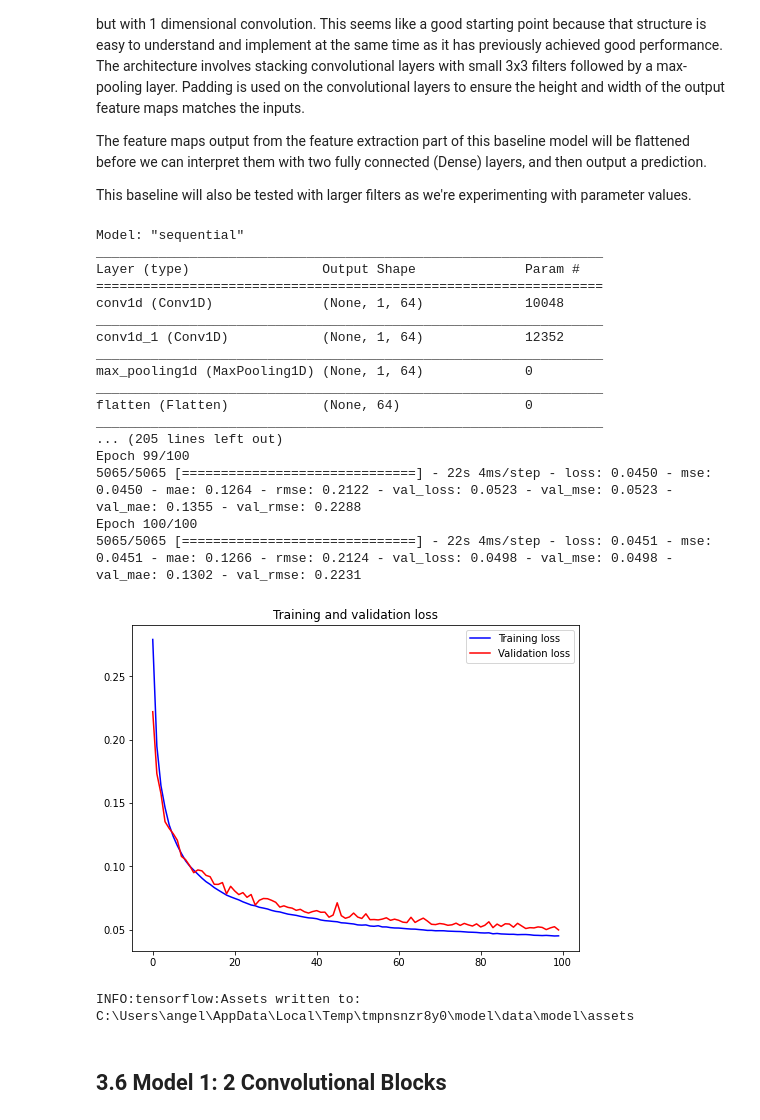
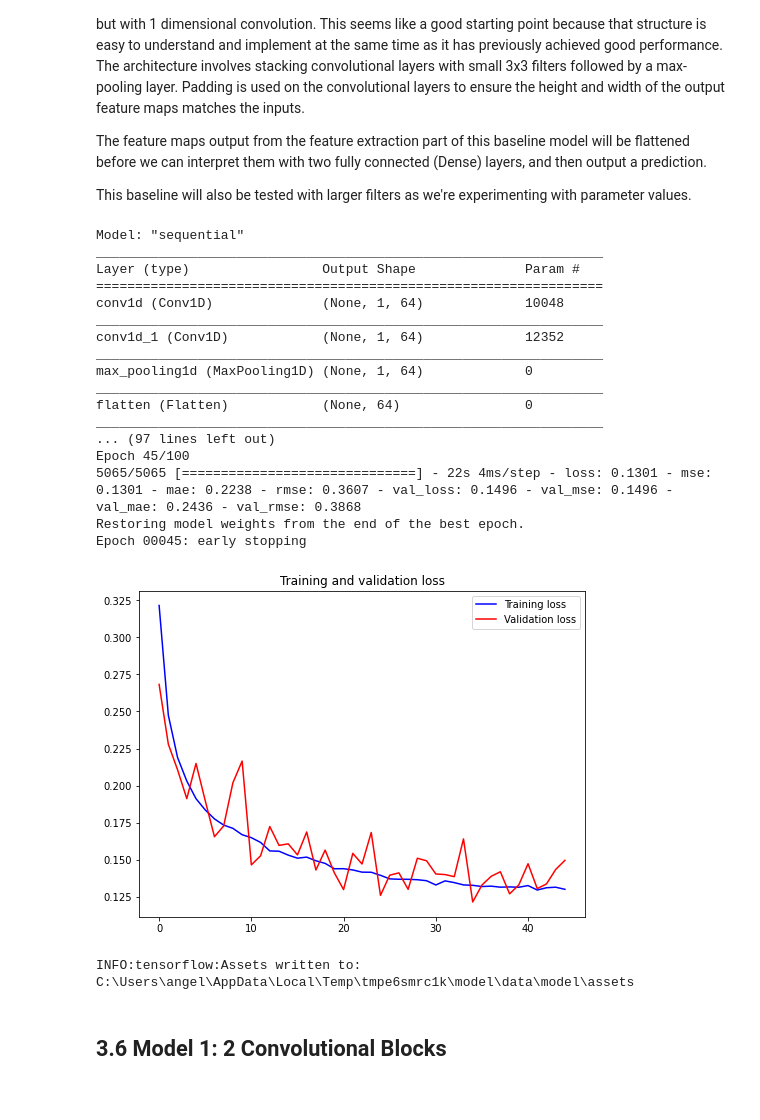
Before and after one commit to digitacs/4dv652-ml, a Jupyter notebook: notebooks/assignment14/good_ugly_cnn.ipynb, the cells around one changed output. Drawn from its saved outputs; the diff is of its cells as text; code cells hidden in the pictures.

```diff
--- a/notebooks/assignment14/good_ugly_cnn.ipynb
+++ b/notebooks/assignment14/good_ugly_cnn.ipynb
@@ -285,9 +285,11 @@ dense_units = 128
 output_activation = ''
 
 # Optimization function
-optimizer = 'SGD'
+optimizer = 'RMSprop'
 learning_rate = 0.001
-opt = SGD(learning_rate=learning_rate, momentum=0.9)
+#opt = SGD(learning_rate=learning_rate, momentum=0.9)
+#opt = Adam(learning_rate=learning_rate)
+opt = RMSprop(learning_rate=learning_rate, momentum=0.9)
 # %% [markdown]
 ## 3.5 Baseline model
 
@@ -347,44 +349,51 @@ with mlflow.start_run(run_name=model_name) as run:
     mlflow.log_param("pool size", pool_size)
     mlflow.log_param("total params", baseline_model.count_params())
     mlflow.log_param("units", dense_units)
 
+    # Log model prediction time
+    predictions = None
+    times = []
+    for i in range(10):
+        start_time = time.time()
+        predictions = baseline_model.predict(X_test)
+        end_time = time.time()
+        process_time = (end_time - start_time) * 1000
+        times.append(process_time)
+    process_time = sum(times) / len(times)
+
     # Log model performance
-    start_time = time.time()
-    predictions = baseline_model.predict(X_test)
-    end_time = time.time()
-    process_time = (end_time - start_time) * 1000
     predictions = y_scaler.inverse_transform(predictions)
     (mse, mae, r2, variance) = eval_metrics(y_test, predictions)
     mlflow.log_metric("mse", mse)
     mlflow.log_metric("mae", mae)
     mlflow.log_metric("R-squared", r2)
     mlflow.log_metric("variance", variance)
     mlflow.log_metric("process time", process_time)
 
     # Log model and scaler(s)
     mlflow.keras.log_model(baseline_model, model_name, signature=signature)
     mlflow.sklearn.log_model(X_scaler, 'InputScaler')
     mlflow.sklearn.log_model(y_scaler, 'OutputScaler')
 # %% [output]
 Model: "sequential"
 _________________________________________________________________
 Layer (type)                 Output Shape              Param #
 =================================================================
 conv1d (Conv1D)              (None, 1, 64)             10048
 _________________________________________________________________
 conv1d_1 (Conv1D)            (None, 1, 64)             12352
 _________________________________________________________________
 max_pooling1d (MaxPooling1D) (None, 1, 64)             0
 _________________________________________________________________
 flatten (Flatten)            (None, 64)                0
 _________________________________________________________________
-... (205 lines left out)
-Epoch 99/100
-5065/5065 [==============================] - 22s 4ms/step - loss: 0.0450 - mse: 0.0450 - mae: 0.1264 - rmse: 0.2122 - val_loss: 0.0523 - val_mse: 0.0523 - val_mae: 0.1355 - val_rmse: 0.2288
-Epoch 100/100
-5065/5065 [==============================] - 22s 4ms/step - loss: 0.0451 - mse: 0.0451 - mae: 0.1266 - rmse: 0.2124 - val_loss: 0.0498 - val_mse: 0.0498 - val_mae: 0.1302 - val_rmse: 0.2231
+... (97 lines left out)
+Epoch 45/100
+5065/5065 [==============================] - 22s 4ms/step - loss: 0.1301 - mse: 0.1301 - mae: 0.2238 - rmse: 0.3607 - val_loss: 0.1496 - val_mse: 0.1496 - val_mae: 0.2436 - val_rmse: 0.3868
+Restoring model weights from the end of the best epoch.
+Epoch 00045: early stopping
-[figure, old version]
+[figure, new version]
-INFO:tensorflow:Assets written to: C:\Users\angel\AppData\Local\Temp\tmpnsnzr8y0\model\data\model\assets
+INFO:tensorflow:Assets written to: C:\Users\angel\AppData\Local\Temp\tmpe6smrc1k\model\data\model\assets
 # %% [markdown]
 ## 3.6 Model 1: 2 Convolutional Blocks
 # %%
```
Also changed, not shown: parts of 16 cells of this notebook.
